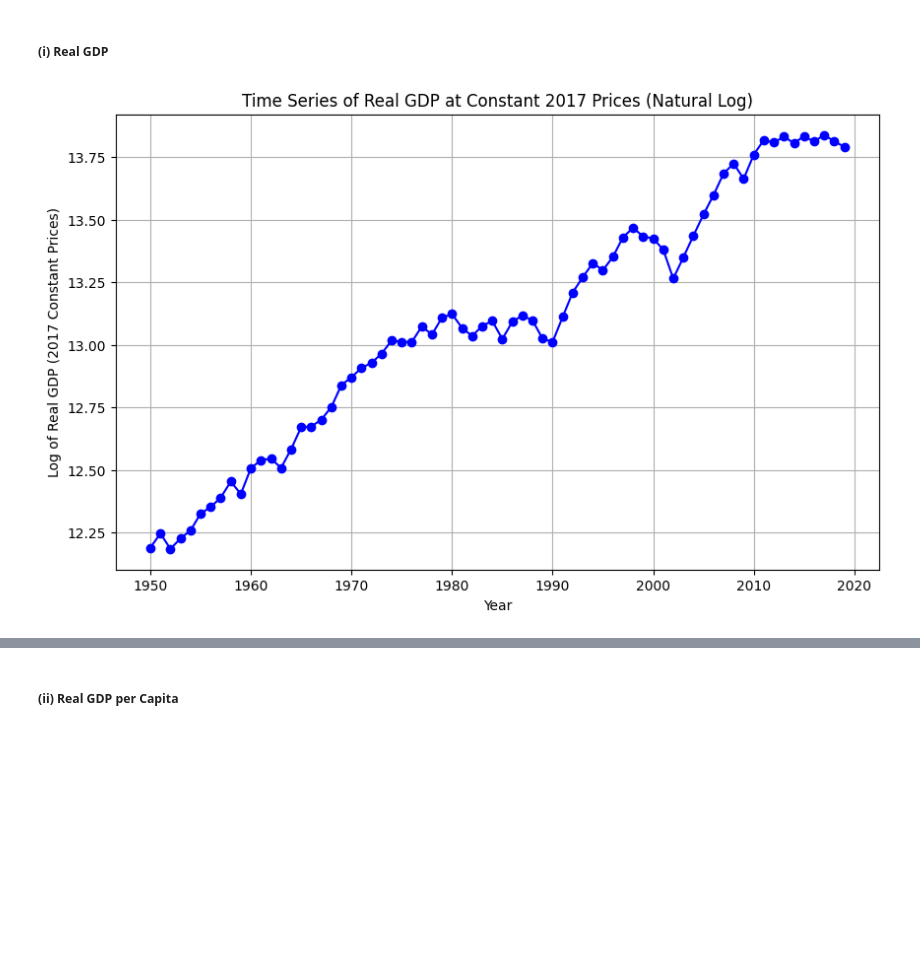
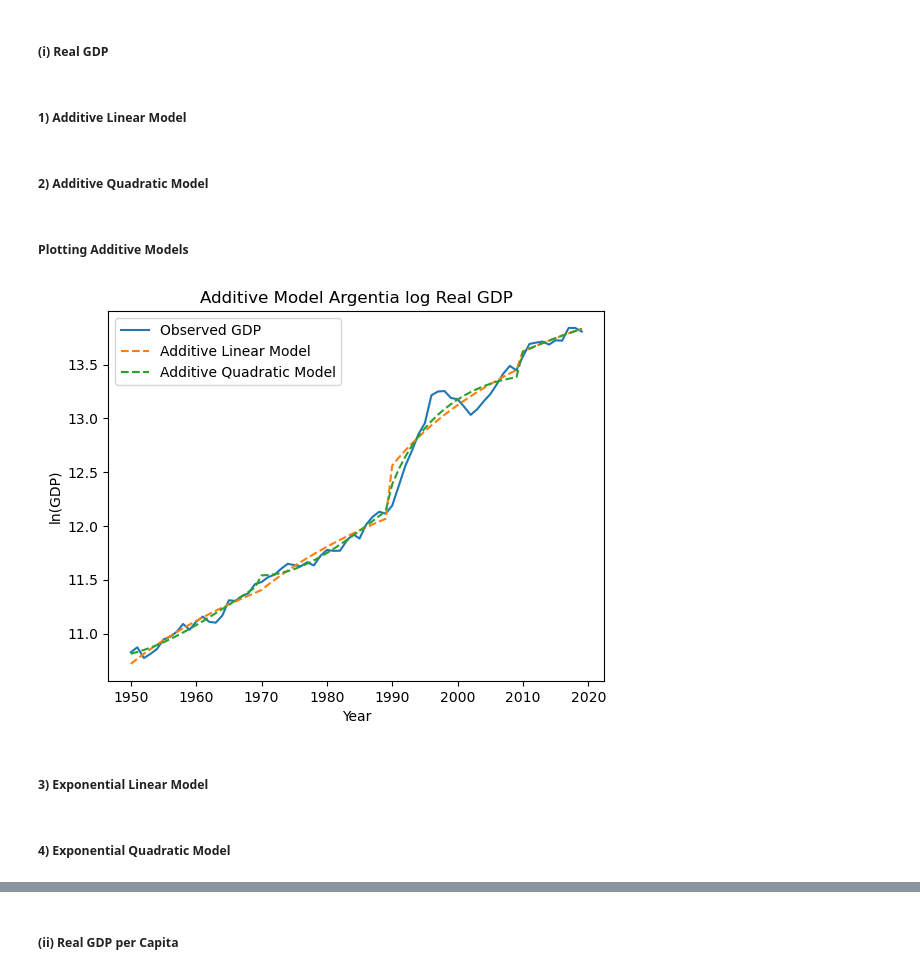
Before and after one commit to andreheeshaojun/EC2B1-Coursework, a Jupyter notebook: Section A/Section-A-Code.ipynb, the cells around one changed output, grey strips where cells are left out. Saved outputs shown, nothing was run; the diff lists cells and outputs as text; code cells hidden in the pictures; blank space fills up the shorter version.

Commit message:
First draft update coursework code

```diff
--- a/Section A/Section-A-Code.ipynb
+++ b/Section A/Section-A-Code.ipynb
@@ -58,29 +61,4 @@ filtered_df['Year'] = pd.to_datetime(filtered_df['Year'], format='%Y', errors='c
 # %% [markdown]
 ##### (i) Real GDP
-# %%
-# Check if 'filtered_df' exists in the environment
-if 'filtered_df' not in locals():
-    raise ValueError("filtered_df is not defined. Please run the first tranche of the code first.")
-
-# Filtering for Real GDP column and converting to natural log scale
-gdp_column = "Real GDP at constant 2017 national prices (in mil. 2017US$)"
-log_gdp_column = "Log Real GDP"
-
-# Apply the natural log only if the column is not already transformed
-if gdp_column in filtered_df.columns and log_gdp_column not in filtered_df.columns:
-    filtered_df[log_gdp_column] = [
-        np.log(x) if pd.notnull(x) and x > 0 else np.nan for x in filtered_df[gdp_column]
-    ]
-else:
-    print(f"'{log_gdp_column}' already exists. Skipping log transformation.")
-
-# Plot the time series graph
-plt.figure(figsize=(10, 6))
-plt.plot(filtered_df['Year'], filtered_df[log_gdp_column], color='blue', linestyle='-', marker='o')
-plt.xlabel('Year')
-plt.ylabel('Log of Real GDP (2017 Constant Prices)')
-plt.title('Time Series of Real GDP at Constant 2017 Prices (Natural Log)')
-plt.grid(True)
-plt.show()
-# %% [output]
-[figure, removed]
+# %% [markdown]
+##### 1) Additive Linear Model
@@ -86,0 +92,41 @@ plt.show()
+# %% [markdown]
+##### 2) Additive Quadratic Model
+# %%
+Yhat_add_quad = np.empty(len(years))  # Initialise an empty vector for the estimated GDP trend
+for start_year in range(ymin, ymax + 1, 20):
+    # Determine the range for this 10-year period
+    end_year = min(start_year + 19, ymax)
+    period_mask = (years >= start_year) & (years <= end_year)  # Mask for years in the current block
+
+    # Extract Y and define regressors for the period (may be less than 10 years for the last block)
+    Y_period = Y[period_mask]
+    x1 = np.ones(len(Y_period))  # Intercept term
+    x2 = np.arange(1, len(Y_period) + 1)  # Time trend term
+    x3 = x2 ** 2  # Quadratic term
+
+    # Perform regression only if there are years in the block
+    if len(Y_period) > 0:
+        a_add_quad, b_add_quad, c_add_quad = get_regression_coefs(Y_period, x1, x2,x3)
+
+        # Predict Yhat for this period
+        for idx, t in enumerate(np.where(period_mask)[0]):
+            Yhat_add_quad[t] = a_add_quad + b_add_quad * (idx + 1) + c_add_quad * (idx + 1)**2  # Compute predictions
+# %% [markdown]
+##### Plotting Additive Models
+# %%
+# Plot the results
+plt.figure()
+plt.plot(filtered_df["Year"], np.log(filtered_df["Expenditure-side real GDP at chained PPPs (in mil. 2017US$)"]), label="Observed GDP")
+plt.plot(filtered_df["Year"], np.log(Yhat_add_linear), label="Additive Linear Model", linestyle="--")
+plt.plot(filtered_df["Year"], np.log(Yhat_add_quad), label="Additive Quadratic Model", linestyle="--")
+
+# Add labels and title
+plt.xlabel("Year")
+plt.ylabel("ln(GDP)")
+plt.title("Additive Model Argentina log Real GDP")
+plt.legend()
+plt.show()
+# %% [output]
+[figure, added]
+# %% [markdown]
+##### 3) Exponential Linear Model
@@ -86,0 +154,2 @@ plt.show()
+# %% [markdown]
+##### 4) Exponential Quadratic Model
```
Also changed, not shown: parts of 22 cells of this notebook, 2 other files.
